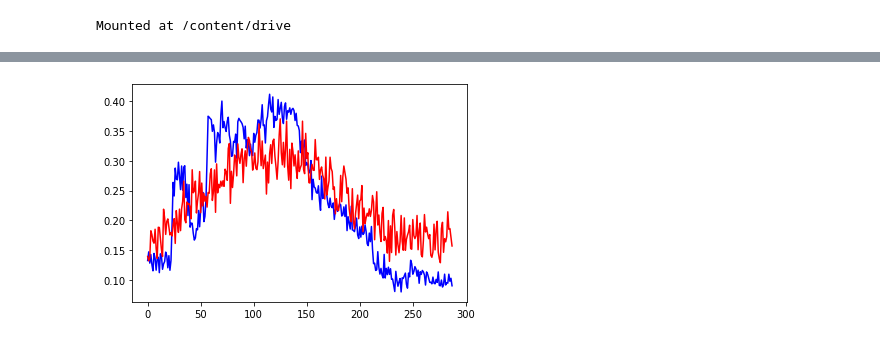
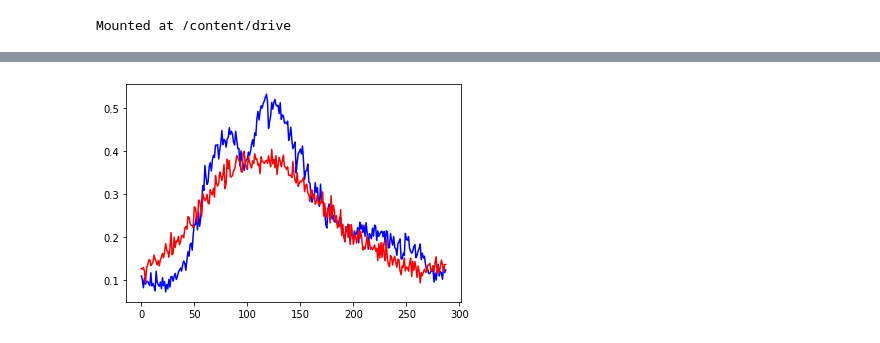
Before and after one commit to vmm221313/Anomaly_Detection_Time_Series, a Jupyter notebook: train_models/train_CNN_LSTM.ipynb, the cells around one changed output, grey strips where cells are left out. Cells and saved outputs as stored; diff of their text form; code cells hidden in the pictures.

Commit message:
Updated model training notebooks

```diff
--- a/train_models/train_CNN_LSTM.ipynb
+++ b/train_models/train_CNN_LSTM.ipynb
@@ -122,6 +137,5 @@ model.compile(loss='mean_squared_error', optimizer=sgd)
-# %%
-earlystop = EarlyStopping(monitor='val_loss', min_delta=0, patience=2)
-best_val = ModelCheckpoint('model_checkpoints/' + args.save_folder + '/model_{epoch:02d}.h5', save_best_only=True, mode='min', period=1)
+# %%
+model.compile(optimizer = sgd, loss = loss_funk)
 # %%
-history = model.fit(X_train, y_train, batch_size = args.batch_size, epochs = args.num_epochs, validation_data = (X_val, y_val), callbacks=[earlystop, best_val], verbose=1)
+history = model.fit(X_train, y_train, batch_size = args.batch_size, epochs = args.num_epochs, validation_data = (X_val, y_val), callbacks=[earlystop], verbose=1)
 # %% [output]
@@ -145,5 +160,6 @@ Epoch 25/25
 # %%
 best_epoch = np.argmin(np.array(history.history['val_loss']))+1
-model.load_weights('model_checkpoints/' + args.save_folder + '/model_{:02d}.h5'.format(best_epoch))
+model.save_weights('forecasts/' + args.save_folder + '/model_{:02d}.h5'.format(best_epoch))
+model.load_weights('forecasts/' + args.save_folder + '/model_{:02d}.h5'.format(best_epoch))
 best_epoch
 # %% [output]
@@ -175,6 +184,6 @@ plt.savefig('plots/' + args.save_folder + '/test_weekend_pred.png')
 # %%
-plt.plot(y_test[12*24], color = 'blue')
-plt.plot(y_pred[12*24], color = 'red')
+plt.plot(y_test[12*24*2], color = 'blue')
+plt.plot(y_pred[12*24*2], color = 'red')
 plt.savefig('plots/'  + args.save_folder + '/test_weekday_pred.png')
 # %% [output]
-[figure, old version]
+[figure, new version]
```
Also changed, not shown: parts of 42 cells of this notebook, 5 other files.
